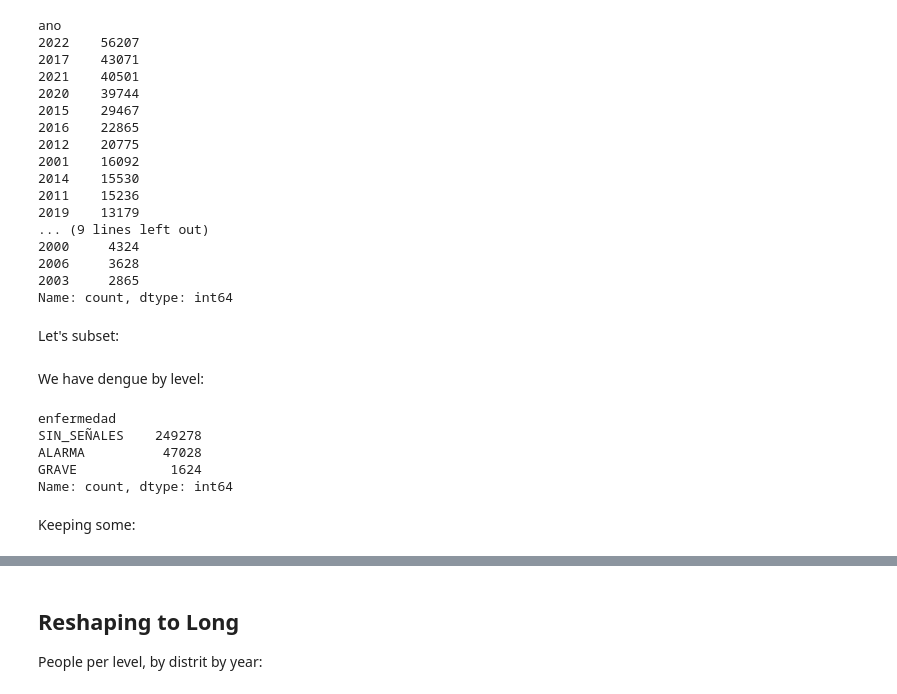
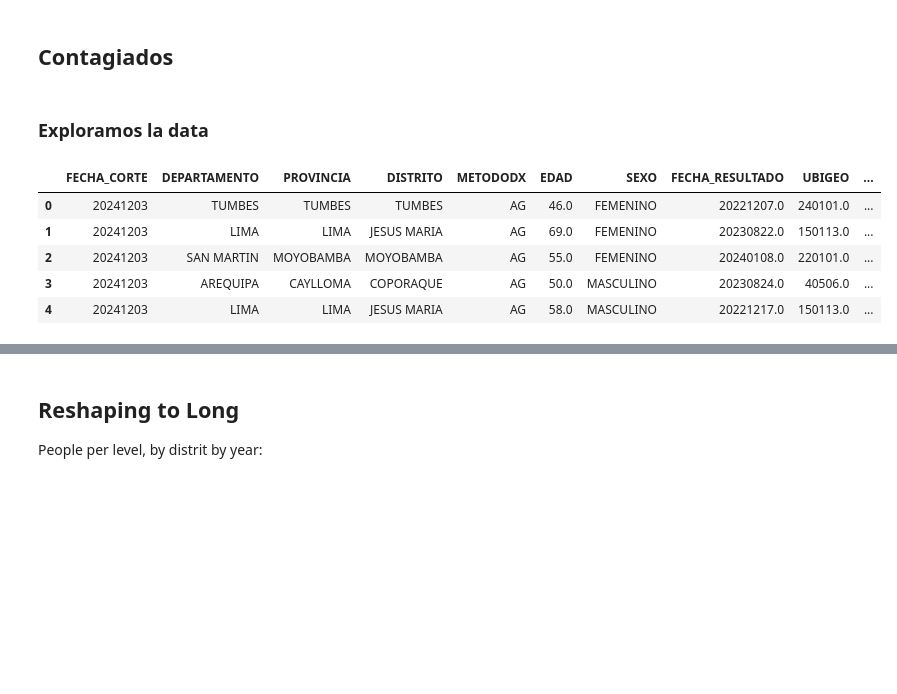
Before and after one commit to nicosil02/Redes2, a Jupyter notebook: geoDF_ANALYTICS.ipynb, the cells around one changed output, grey strips where cells are left out. Saved outputs shown, nothing was run; the diff lists cells and outputs as text; code cells hidden in the pictures; blank space fills up the shorter version.

```diff
--- a/geoDF_ANALYTICS.ipynb
+++ b/geoDF_ANALYTICS.ipynb
@@ -55,23 +59,13 @@ fallecidos.head()
+# %% [markdown]
+## Contagiados
+# %% [markdown]
+### Exploramos la data
 # %%
-# years in data
-dengue.ano.value_counts()
+contagiados.head()
 # %% [output]
-ano
-2022    56207
-2017    43071
-2021    40501
-2020    39744
-2015    29467
-2016    22865
-2012    20775
-2001    16092
-2014    15530
-2011    15236
-2019    13179
-... (9 lines left out)
-2000     4324
-2006     3628
-2003     2865
-Name: count, dtype: int64
+|  | FECHA_CORTE | DEPARTAMENTO | PROVINCIA | DISTRITO | METODODX | EDAD | SEXO | FECHA_RESULTADO | UBIGEO | ... |
+| 0 | 20241203 | TUMBES | TUMBES | TUMBES | AG | 46.0 | FEMENINO | 20221207.0 | 240101.0 | ... |
+| 1 | 20241203 | LIMA | LIMA | JESUS MARIA | AG | 69.0 | FEMENINO | 20230822.0 | 150113.0 | ... |
+| 2 | 20241203 | SAN MARTIN | MOYOBAMBA | MOYOBAMBA | AG | 55.0 | FEMENINO | 20240108.0 | 220101.0 | ... |
+| 3 | 20241203 | AREQUIPA | CAYLLOMA | COPORAQUE | AG | 50.0 | MASCULINO | 20230824.0 | 40506.0 | ... |
+| 4 | 20241203 | LIMA | LIMA | JESUS MARIA | AG | 58.0 | MASCULINO | 20221217.0 | 150113.0 | ... |
-# %% [markdown]
-Let's subset:
@@ -80,12 +71,0 @@ dengue=dengue[dengue.ano>=2012]
-# %% [markdown]
-We have dengue by level:
-# %%
-dengue.enfermedad.value_counts()
-# %% [output]
-enfermedad
-SIN_SEÑALES    249278
-ALARMA          47028
-GRAVE            1624
-Name: count, dtype: int64
-# %% [markdown]
-Keeping some:
```
Also changed, not shown: parts of 12 cells of this notebook.
